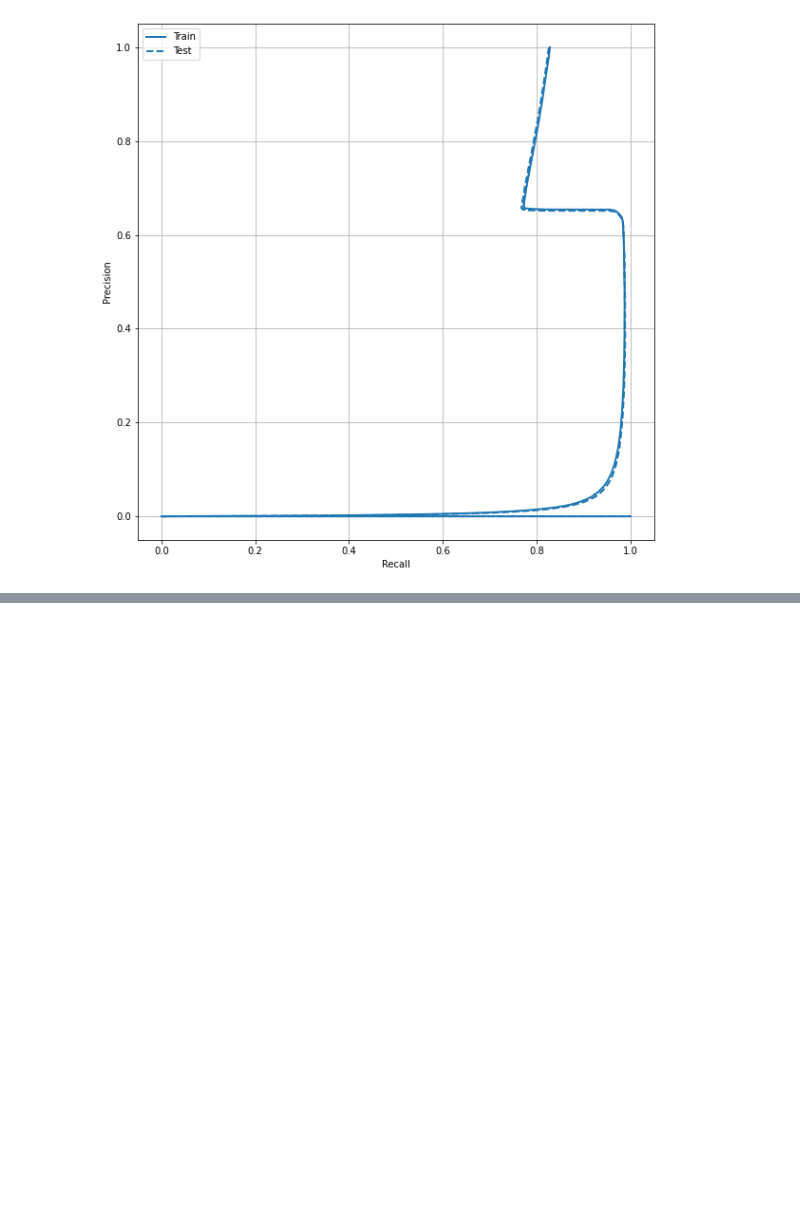
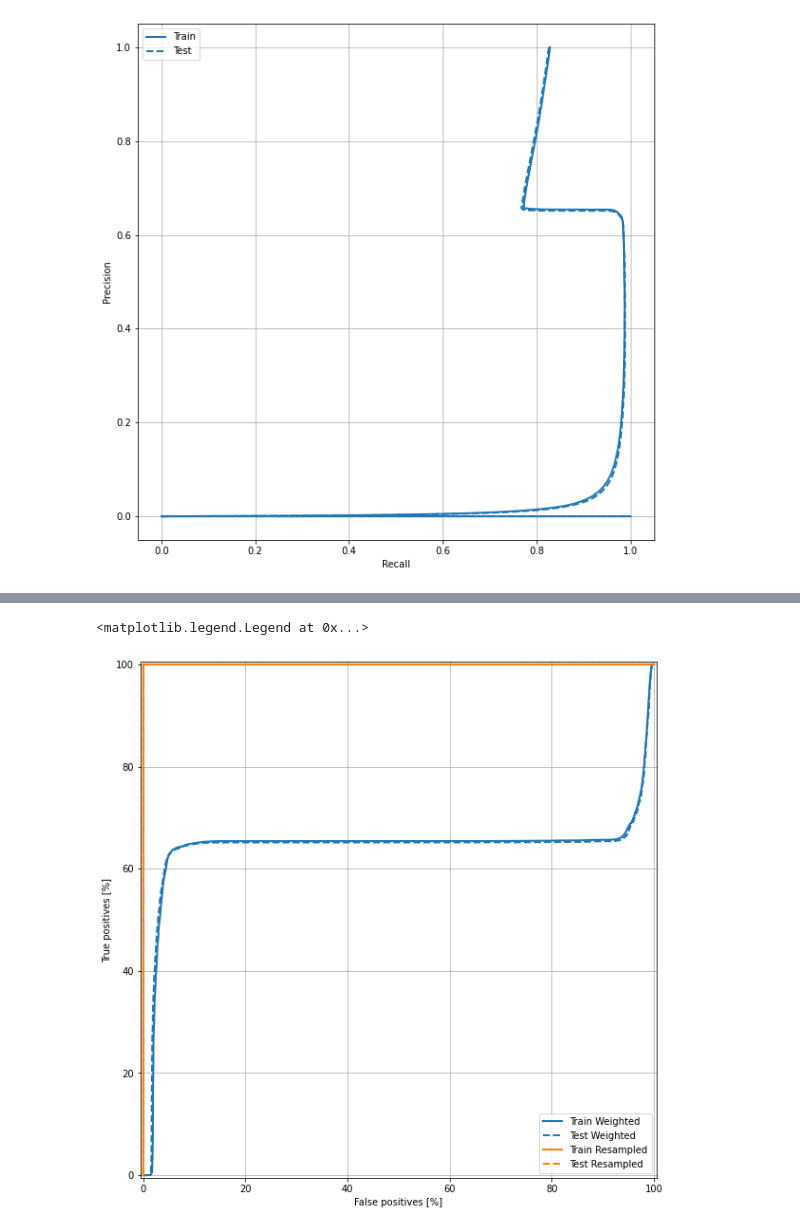
Before and after one commit to Al-tekreeti/intrusion-detection, a Jupyter notebook: Intrusion_detection.ipynb, the cells around one changed output, grey strips where cells are left out. Cells and saved outputs as stored; diff of their text form; code cells hidden in the pictures; blank space fills up the shorter version.

```diff
--- a/Intrusion_detection.ipynb
+++ b/Intrusion_detection.ipynb
@@ -344,0 +447,10 @@ plt.legend(loc='upper left')
+# %%
+plot_roc("Train Weighted", train_labels, train_predictions_weighted, color=colors[0])
+plot_roc("Test Weighted", test_labels, test_predictions_weighted, color=colors[0], linestyle='--')
+
+plot_roc("Train Resampled", train_labels, train_predictions_resampled, color=colors[1])
+plot_roc("Test Resampled", test_labels, test_predictions_resampled, color=colors[1], linestyle='--')
+plt.legend(loc='lower right')
+# %% [output]
+<matplotlib.legend.Legend at 0x...>
+[figure, added]
```
Also changed, not shown: parts of 16 cells of this notebook.
